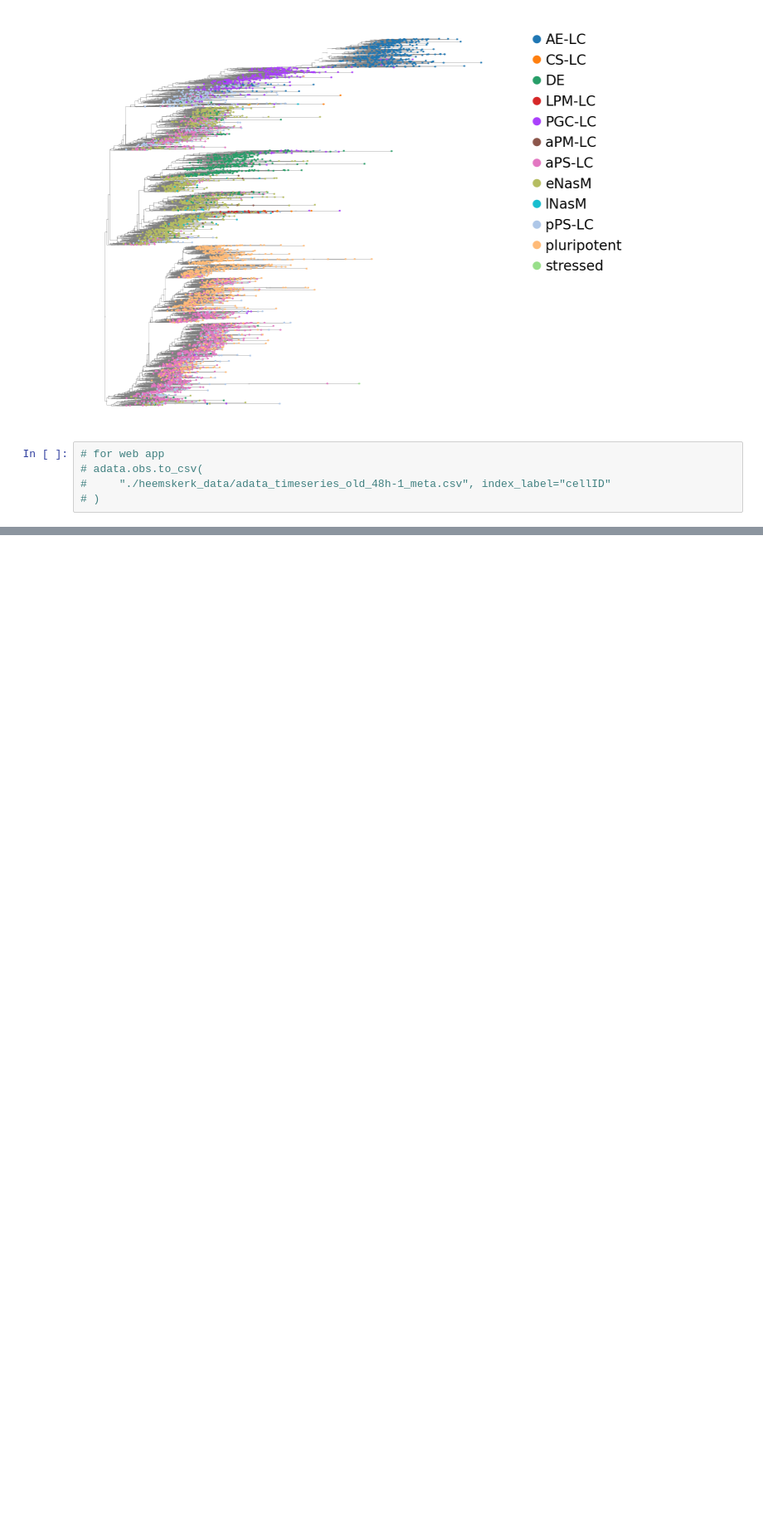
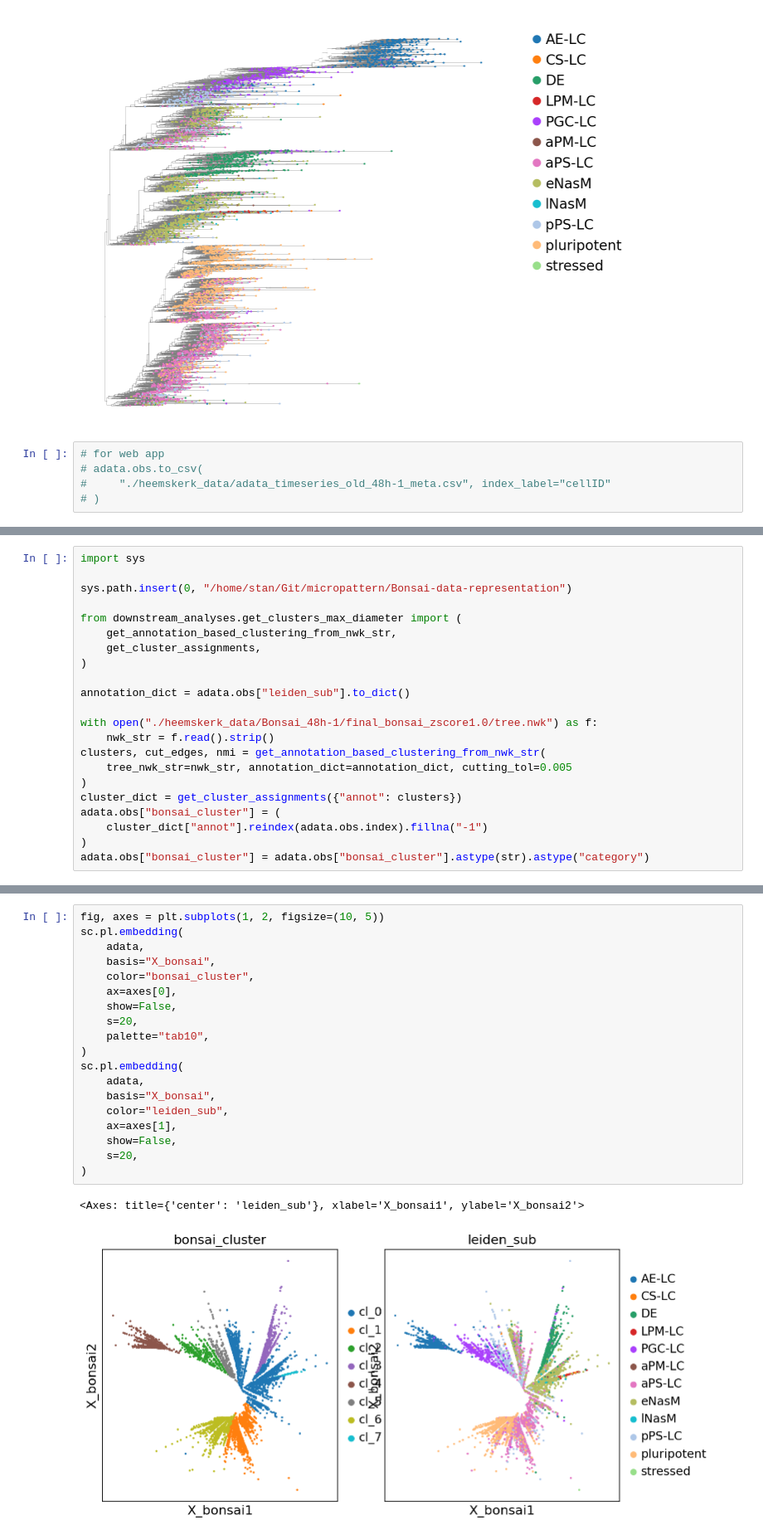
Before and after one commit to stanfish06/micropattern, a Jupyter notebook: notebooks/bonsai.ipynb, the cells around one changed output, grey strips where cells are left out. Shown at 83% size. Saved outputs shown, nothing was run; the diff lists cells and outputs as text; blank space fills up the shorter version.

```diff
--- a/notebooks/bonsai.ipynb
+++ b/notebooks/bonsai.ipynb
@@ -104,0 +201,22 @@ plt.savefig("bonsai_micropattern_48h-1_rec_tree_view.png", dpi=300, bbox_inches=
+# %%
+import sys
+
+sys.path.insert(0, "/home/stan/Git/micropattern/Bonsai-data-representation")
+
+from downstream_analyses.get_clusters_max_diameter import (
+    get_annotation_based_clustering_from_nwk_str,
+    get_cluster_assignments,
+)
+
+annotation_dict = adata.obs["leiden_sub"].to_dict()
+
+with open("./heemskerk_data/Bonsai_48h-1/final_bonsai_zscore1.0/tree.nwk") as f:
+    nwk_str = f.read().strip()
+clusters, cut_edges, nmi = get_annotation_based_clustering_from_nwk_str(
+    tree_nwk_str=nwk_str, annotation_dict=annotation_dict, cutting_tol=0.005
+)
+cluster_dict = get_cluster_assignments({"annot": clusters})
+adata.obs["bonsai_cluster"] = (
+    cluster_dict["annot"].reindex(adata.obs.index).fillna("-1")
+)
+adata.obs["bonsai_cluster"] = adata.obs["bonsai_cluster"].astype(str).astype("category")
@@ -104,0 +230,22 @@ plt.savefig("bonsai_micropattern_48h-1_rec_tree_view.png", dpi=300, bbox_inches=
+# %%
+fig, axes = plt.subplots(1, 2, figsize=(10, 5))
+sc.pl.embedding(
+    adata,
+    basis="X_bonsai",
+    color="bonsai_cluster",
+    ax=axes[0],
+    show=False,
+    s=20,
+    palette="tab10",
+)
+sc.pl.embedding(
+    adata,
+    basis="X_bonsai",
+    color="leiden_sub",
+    ax=axes[1],
+    show=False,
+    s=20,
+)
+# %% [output]
+<Axes: title={'center': 'leiden_sub'}, xlabel='X_bonsai1', ylabel='X_bonsai2'>
+[figure, added]
```
Also changed, not shown: parts of 14 cells of this notebook.
